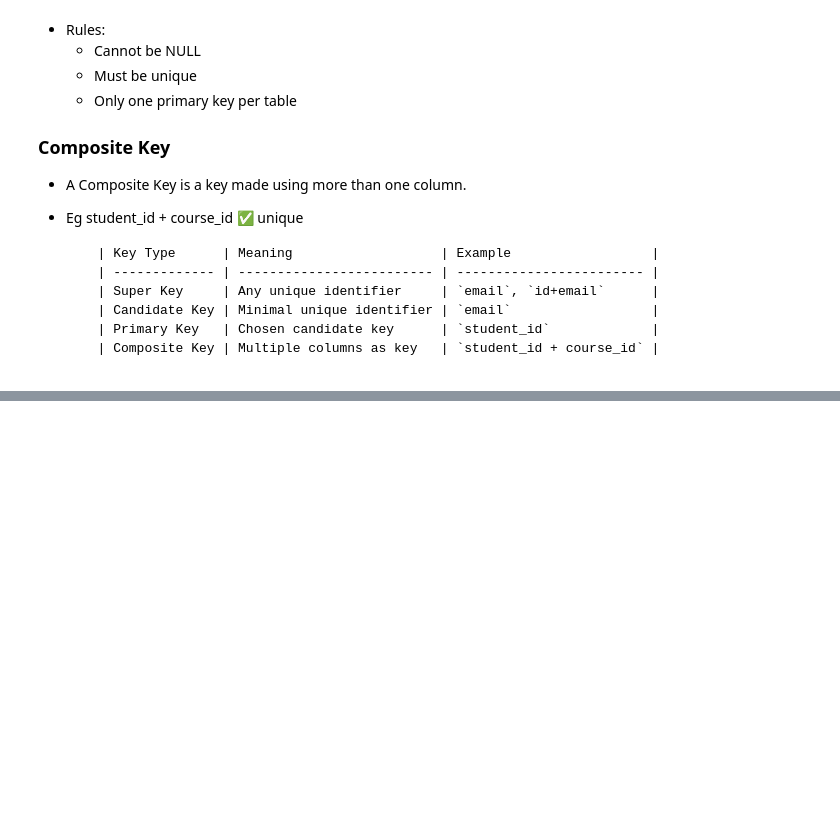
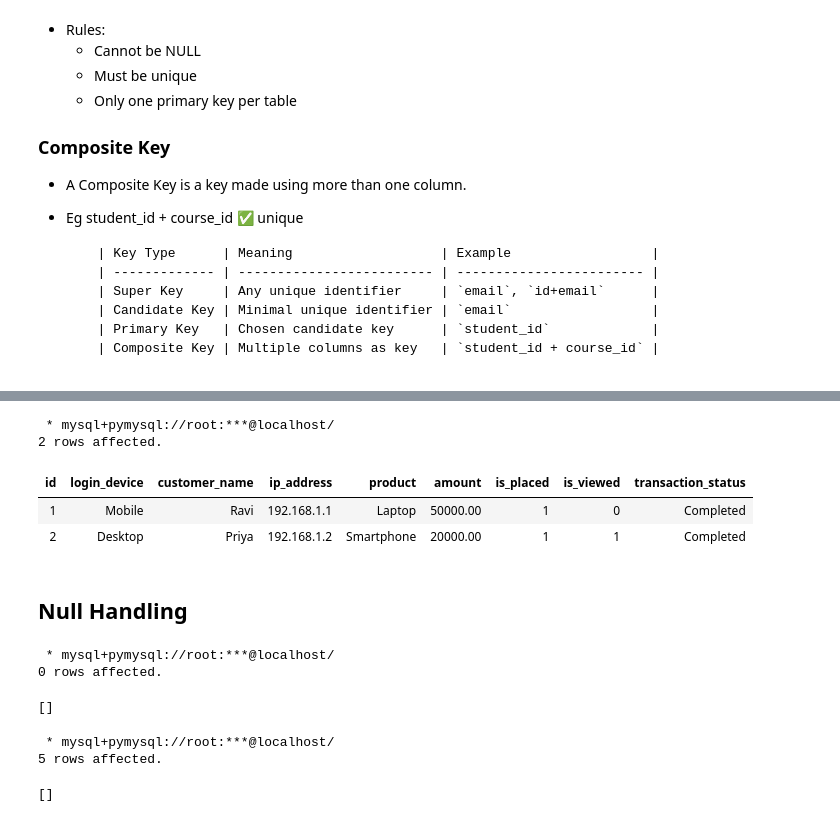
Before and after one commit to mdabucse/SQL, a Jupyter notebook: sql.ipynb, the cells around one changed output, grey strips where cells are left out. Saved outputs shown, nothing was run; the diff lists cells and outputs as text; code cells hidden in the pictures; blank space fills up the shorter version.

```diff
--- a/sql.ipynb
+++ b/sql.ipynb
@@ -868,0 +1041,39 @@ select * from test;
+# %%
+%%sql
+-- limit to use minimal data fetching
+select * from customerTransactions limit 2
+# %% [output]
+ * mysql+pymysql://root:***@localhost/
+2 rows affected.
+| id | login_device | customer_name | ip_address | product | amount | is_placed | is_viewed | transaction_status |
+| 1 | Mobile | Ravi | 192.168.1.1 | Laptop | 50000.00 | 1 | 0 | Completed |
+| 2 | Desktop | Priya | 192.168.1.2 | Smartphone | 20000.00 | 1 | 1 | Completed |
+# %% [markdown]
+## Null Handling
+# %%
+%%sql
+create table customerdata (
+    id int primary key,
+    customer_name varchar(100),
+    email varchar(100),
+    phone_number varchar(10),
+    address varchar(100),
+    amount decimal(10,2)
+);
+# %% [output]
+ * mysql+pymysql://root:***@localhost/
+0 rows affected.
+[]
+# %%
+%%sql
+INSERT INTO customerdata (id, customer_name, email, phone_number, address, amount)
+VALUES
+(1, 'Ravi', 'ravi@example.com', '9876543210', 'Chennai', 5000.00),
+(2, 'Priya', NULL, '9876543211', 'Bangalore', NULL),
+(3, 'Arjun', 'arjun@example.com', NULL, 'Hyderabad', 1500.00),
+(4, 'Meena', NULL, NULL, 'Mumbai', 2500.00),
+(5, 'Karthik', 'karthik@example.com', '9876543212', NULL, 3000.00);
+# %% [output]
+ * mysql+pymysql://root:***@localhost/
+5 rows affected.
+[]
```
Also changed, not shown: parts of 32 cells of this notebook, 2 other files.
